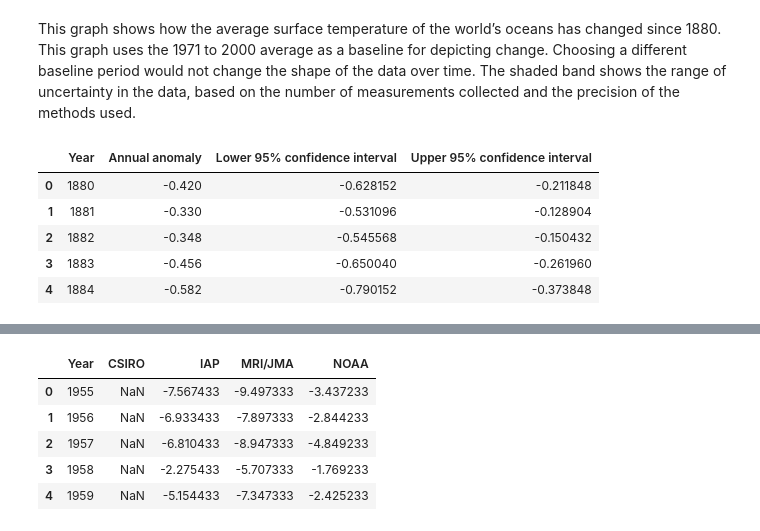
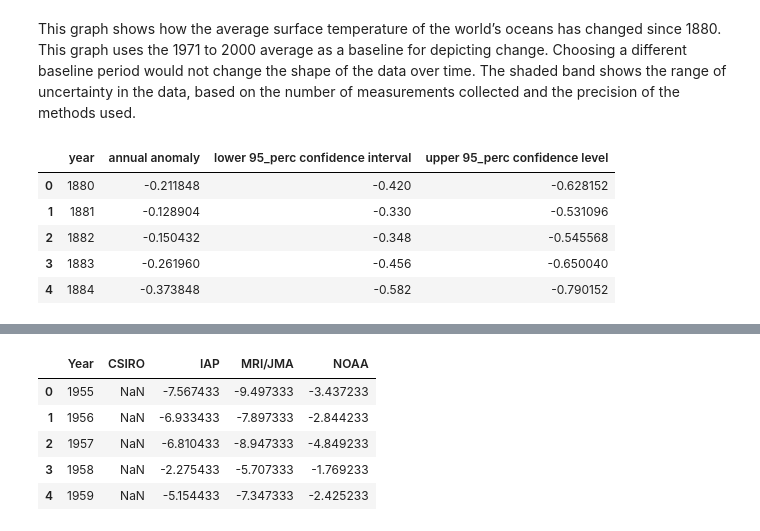
Before and after one commit to treybourgeois/nss_capstone_2021, a Jupyter notebook: data2/capstone_notebook.ipynb, the cells around one changed output, grey strips where cells are left out. Saved outputs shown, nothing was run; the diff lists cells and outputs as text; code cells hidden in the pictures.

```diff
--- a/data2/capstone_notebook.ipynb
+++ b/data2/capstone_notebook.ipynb
@@ -52,11 +85,12 @@ This graph shows how the average surface temperature of the world’s oceans has
 # %%
 #Importing sea surface temp data .. reference is USEPA
 sea_surf_temp = pd.read_csv('sea-surface-temp.csv')
+sea_surf_temp.columns = ['year', 'annual anomaly', 'lower 95_perc confidence interval', 'upper 95_perc confidence level']
 sea_surf_temp.head()
 # %% [output]
-|  | Year | Annual anomaly | Lower 95% confidence interval | Upper 95% confidence interval |
-| 0 | 1880 | -0.420 | -0.628152 | -0.211848 |
-| 1 | 1881 | -0.330 | -0.531096 | -0.128904 |
-| 2 | 1882 | -0.348 | -0.545568 | -0.150432 |
-| 3 | 1883 | -0.456 | -0.650040 | -0.261960 |
-| 4 | 1884 | -0.582 | -0.790152 | -0.373848 |
+|  | year | annual anomaly | lower 95_perc confidence interval | upper 95_perc confidence level |
+| 0 | 1880 | -0.211848 | -0.420 | -0.628152 |
+| 1 | 1881 | -0.128904 | -0.330 | -0.531096 |
+| 2 | 1882 | -0.150432 | -0.348 | -0.545568 |
+| 3 | 1883 | -0.261960 | -0.456 | -0.650040 |
+| 4 | 1884 | -0.373848 | -0.582 | -0.790152 |
```
Also changed, not shown: parts of 6 cells of this notebook, 2 other files.
